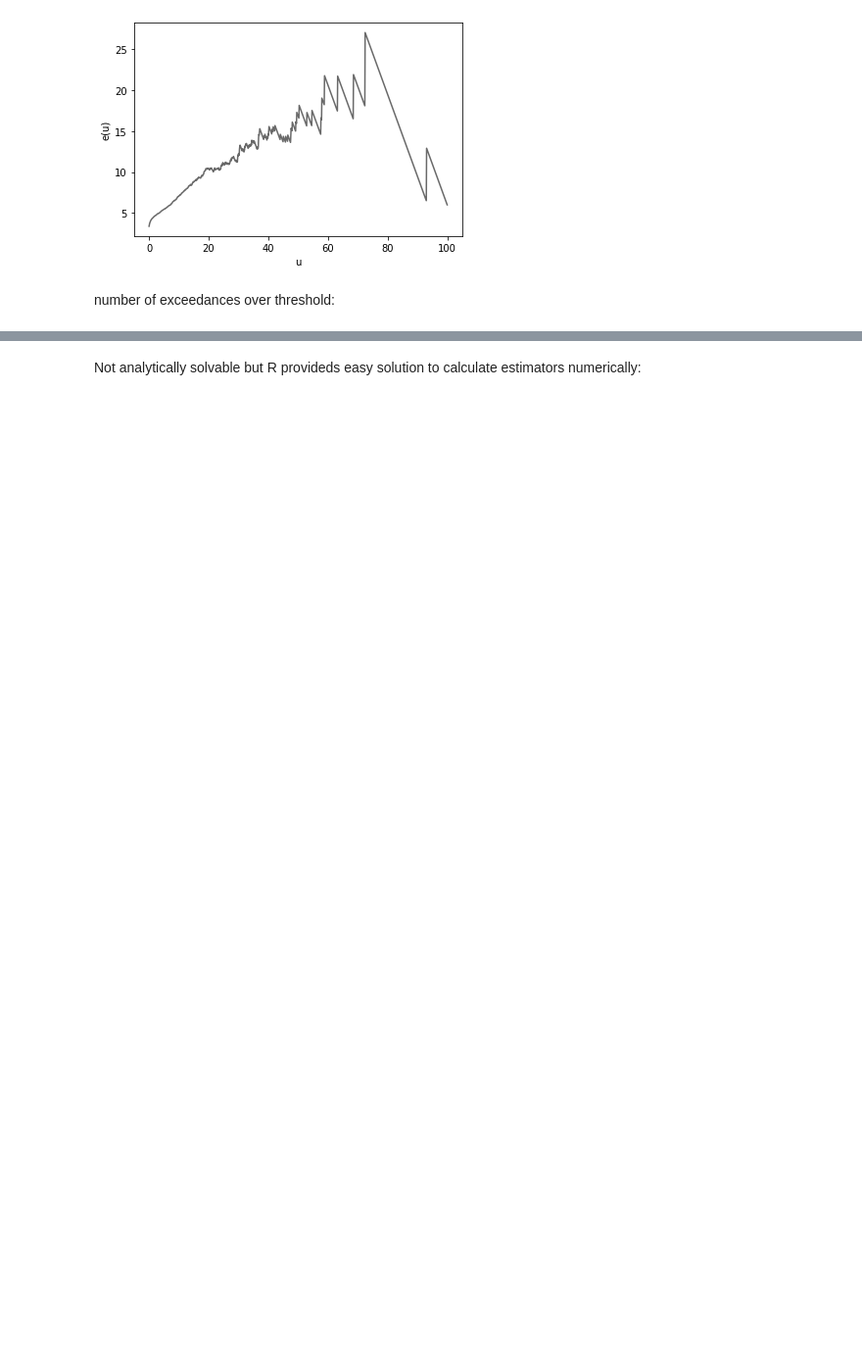
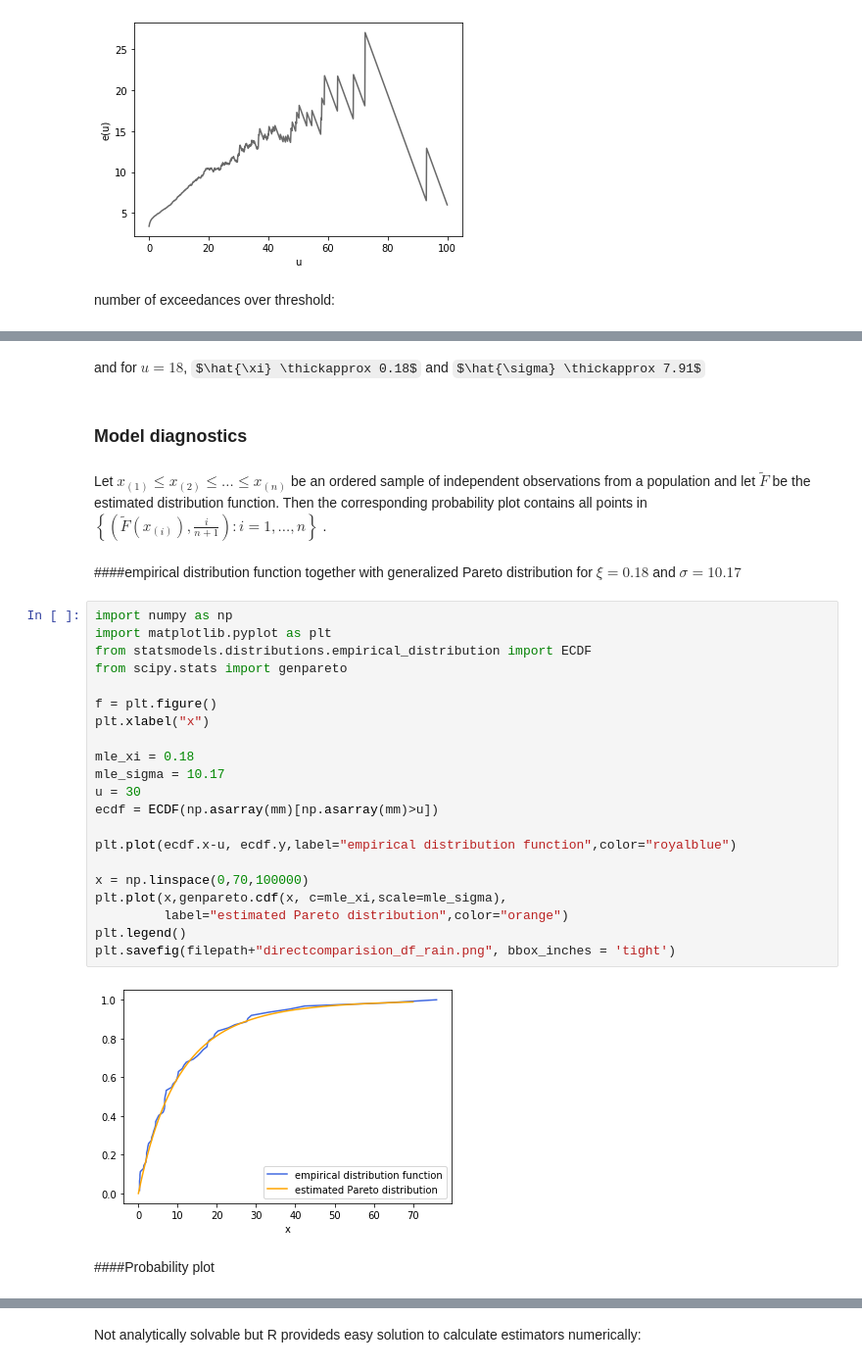
Before and after one commit to nathalieveronika/extreme_value_theory, a Jupyter notebook: 5Application.ipynb, the cells around one changed output, grey strips where cells are left out. Shown at 98% size. Cells and saved outputs as stored; diff of their text form; some formulas as TeX source; blank space fills up the shorter version.

```diff
--- a/5Application.ipynb
+++ b/5Application.ipynb
@@ -145,0 +156,33 @@ len(mm)
+# %% [markdown]
+and for $u=18$, $\hat{\xi} \thickapprox 0.18$ and $\hat{\sigma} \thickapprox 7.91$
+# %% [markdown]
+### Model diagnostics
+# %% [markdown]
+Let $x_{(1)}\leq x_{(2)}\leq...\leq x_{(n)}$ be an ordered sample of independent observations from a population and let $\tilde{F}$ be the estimated distribution function. Then the corresponding probability plot contains all points in $\left\{ \left(\tilde{F}\left(x_{(i)}\right),\frac{i}{n+1}\right):i=1,...,n\right\}$ .
+# %% [markdown]
+####empirical distribution function together with generalized Pareto distribution for $\xi=0.18$ and $\sigma = 10.17$
+# %%
+import numpy as np
+import matplotlib.pyplot as plt
+from statsmodels.distributions.empirical_distribution import ECDF
+from scipy.stats import genpareto
+
+f = plt.figure()
+plt.xlabel("x")
+
+mle_xi = 0.18
+mle_sigma = 10.17
+u = 30
+ecdf = ECDF(np.asarray(mm)[np.asarray(mm)>u])
+
+plt.plot(ecdf.x-u, ecdf.y,label="empirical distribution function",color="royalblue")
+
+x = np.linspace(0,70,100000)
+plt.plot(x,genpareto.cdf(x, c=mle_xi,scale=mle_sigma),
+         label="estimated Pareto distribution",color="orange")
+plt.legend()
+plt.savefig(filepath+"directcomparision_df_rain.png", bbox_inches = 'tight')
+# %% [output]
+[figure, added]
+# %% [markdown]
+####Probability plot
```
Also changed, not shown: parts of 52 cells of this notebook.
